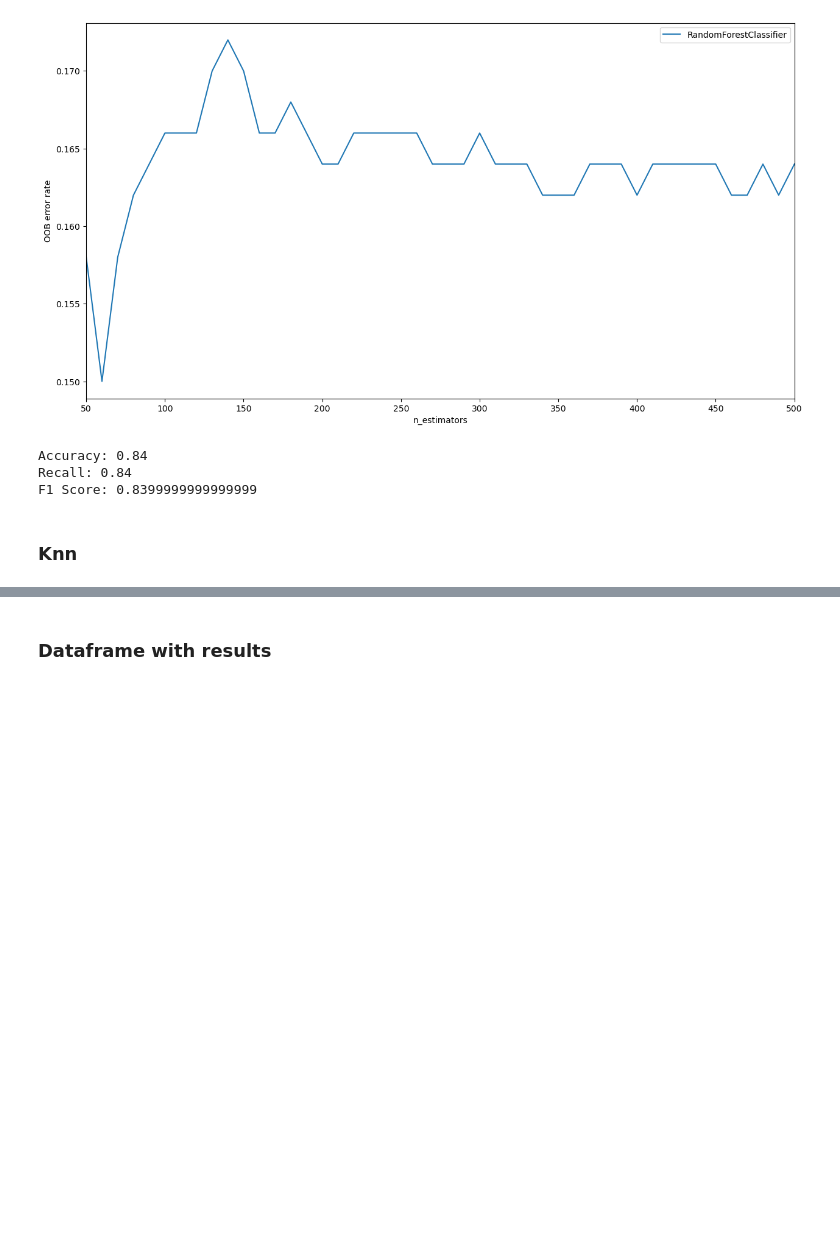
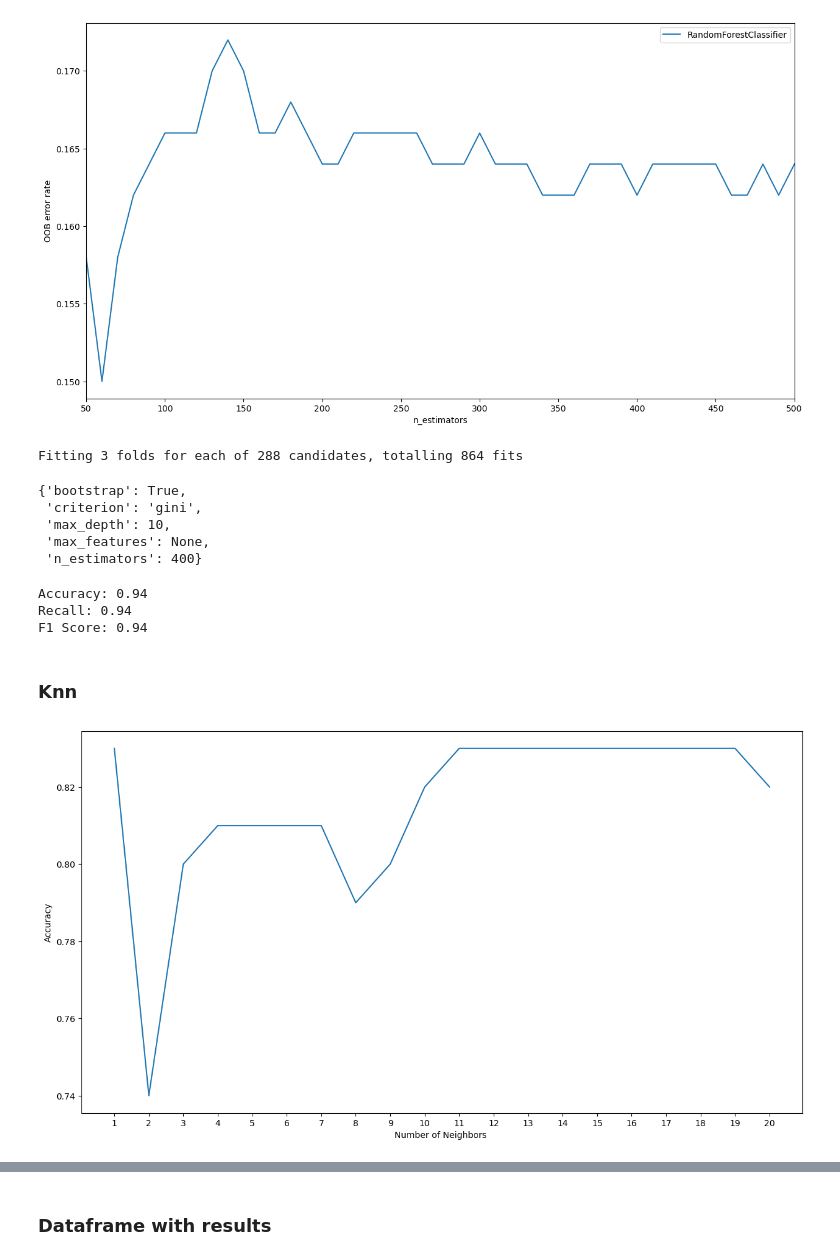
Before and after one commit to riccardo-borgo/Sentiment-Analysis-Amazon, a Jupyter notebook: models.ipynb, the cells around one changed output, grey strips where cells are left out. Cells and saved outputs as stored; diff of their text form; code cells hidden in the pictures; blank space fills up the shorter version.

```diff
--- a/models.ipynb
+++ b/models.ipynb
@@ -176,9 +174,29 @@ plt.legend(loc="upper right")
 plt.show()
 # %% [output]
 [figure]
+# %%
+params = {'n_estimators' : [60, 325, 350, 400, 450, 480],
+          'criterion' : ['gini', 'entropy'],
+          'max_depth' : [None, 4, 10, 15],
+          'max_features' : ['sqrt', 'log2', None],
+          'bootstrap' : [True, False]}
+
+hyperparameter_tuning = GridSearchCV(RandomForestClassifier(), params, verbose=1, cv=3, n_jobs=-1)
+
+hyp_res = hyperparameter_tuning.fit(X_train, Y_train)
+# %% [output]
+Fitting 3 folds for each of 288 candidates, totalling 864 fits
+# %%
+hyp_res.best_params_
+# %% [output]
+{'bootstrap': True,
+ 'criterion': 'gini',
+ 'max_depth': 10,
+ 'max_features': None,
+ 'n_estimators': 400}
 # %%
 # Random Forest
-rf = RandomForestClassifier(n_estimators=60, criterion='entropy', random_state=42)
+rf = RandomForestClassifier(n_estimators=480, criterion='gini', random_state=42, bootstrap=True, max_depth=None, max_features=None)
 
 # Train the classifier
 rf.fit(X_train, Y_train)
@@ -194,8 +212,25 @@ print("Accuracy:", round(accuracy_rf, 5))
 print("Recall:", recall_rf)
 print("F1 Score:", f1_score_rf)
 # %% [output]
-Accuracy: 0.84
-Recall: 0.84
-F1 Score: 0.8399999999999999
+Accuracy: 0.94
+Recall: 0.94
+F1 Score: 0.94
 # %% [markdown]
 ### Knn
+# %%
+mean_acc_knn = []
+
+for i in range(1, 21):
+    knn = KNeighborsClassifier(n_neighbors=i).fit(X_train, Y_train)
+    y_pred = knn.predict(X_test)
+    mean_acc_knn.append(accuracy_score(Y_test, y_pred))
+# %%
+loc = np.arange(1,21,step=1)
+plt.figure(figsize = (15, 8))
+plt.plot(range(1,21), mean_acc_knn)
+plt.xticks(loc)
+plt.xlabel('Number of Neighbors ')
+plt.ylabel('Accuracy')
+plt.show()
+# %% [output]
+[figure, added]
```
Also changed, not shown: parts of 5 cells of this notebook.
